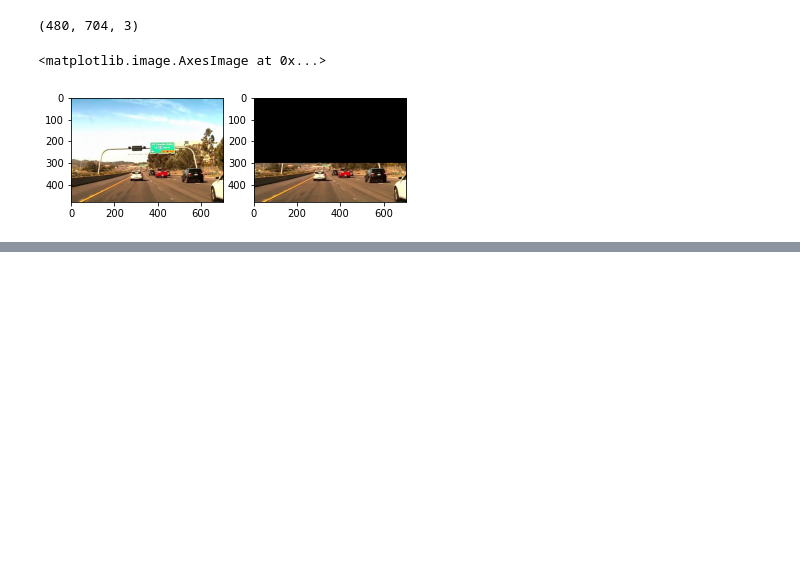
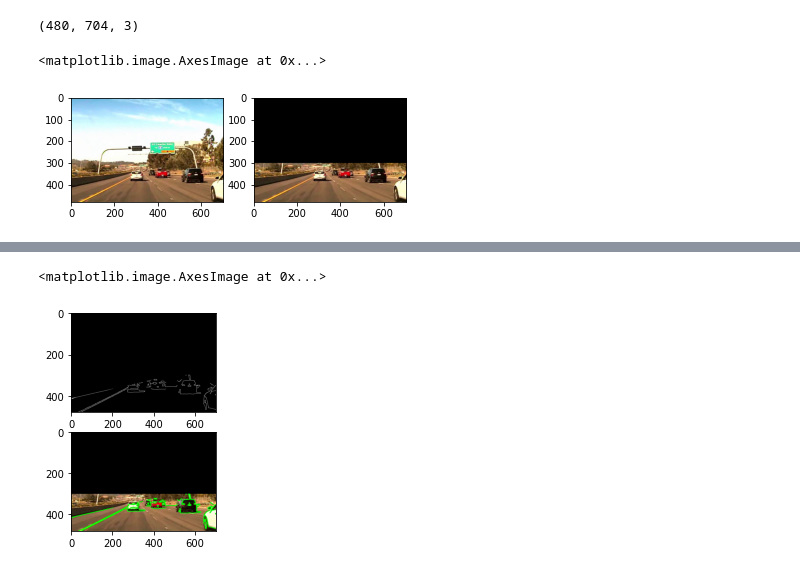
Before and after one commit to marios-stam/ROI_autonomous_cars, a Jupyter notebook: Untitled.ipynb, the cells around one changed output, grey strips where cells are left out. Saved outputs shown, nothing was run; the diff lists cells and outputs as text; code cells hidden in the pictures; blank space fills up the shorter version.

```diff
--- a/Untitled.ipynb
+++ b/Untitled.ipynb
@@ -351,3 +407,29 @@ Coords:
+# %%
+img_gray=line_mask*mlkia
+# apply binary thresholding
+ret, thresh = cv2.threshold(img_gray, 150, 255, cv2.THRESH_BINARY)
+# visualize the binary image
+plt.figure()
+plt.subplot(211)
+plt.imshow( thresh,cmap="gray")
+
+# detect the contours on the binary image using cv2.CHAIN_APPROX_NONE
+contours, hierarchy = cv2.findContours(image=thresh.astype(np.uint8), mode=cv2.RETR_TREE, method=cv2.CHAIN_APPROX_NONE)
+
+
+# draw contours on the original image
+image_copy = frames[0].copy()
+cv2.drawContours(image=image_copy, contours=contours, contourIdx=-1, color=(0, 255, 0), thickness=2, lineType=cv2.LINE_AA)
+
+mask=np.zeros(img_gray.shape)
+cv2.drawContours(mask, contours, -1, (255),1)
+
+# see the results
+plt.subplot(212)
+plt.imshow(image_copy)
+# %% [output]
+<matplotlib.image.AxesImage at 0x...>
+[figure, added]
 # %%
 def isPointAboveLIne(line_poly,PointCoords):
     x,y=PointCoords
```
Also changed, not shown: parts of 12 cells of this notebook, 3 other files.
